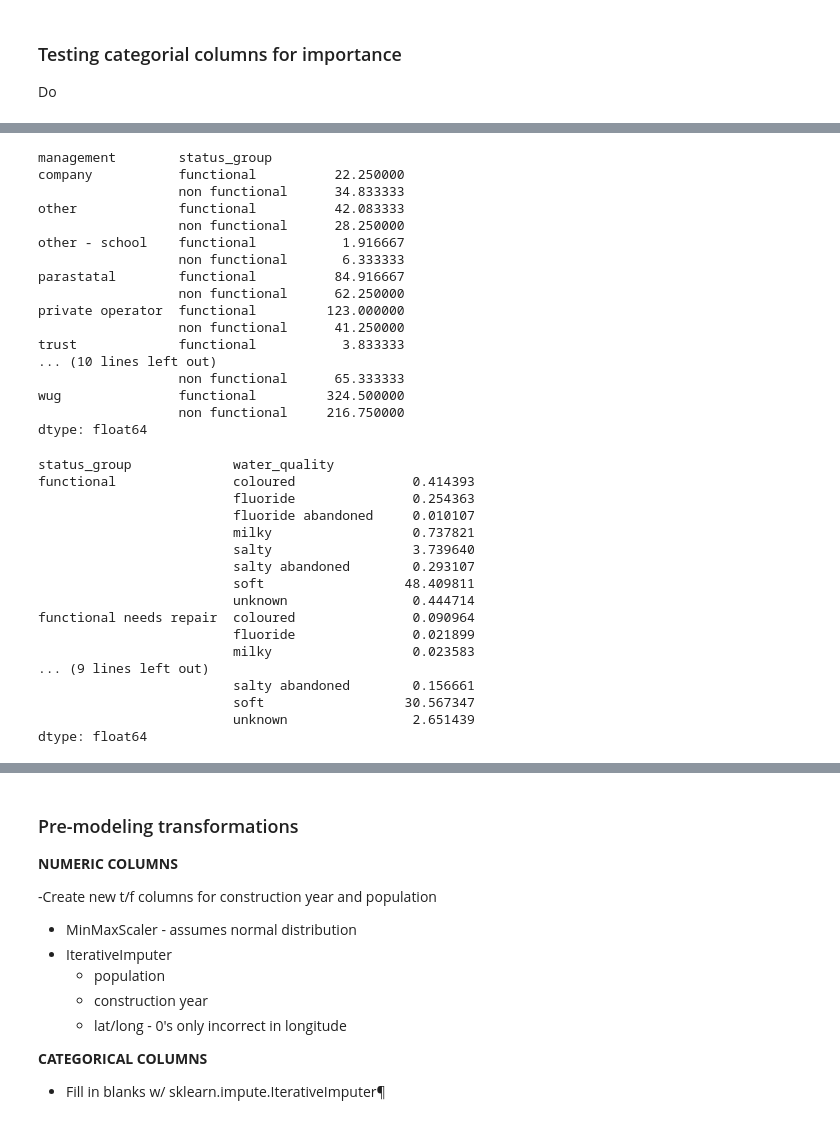
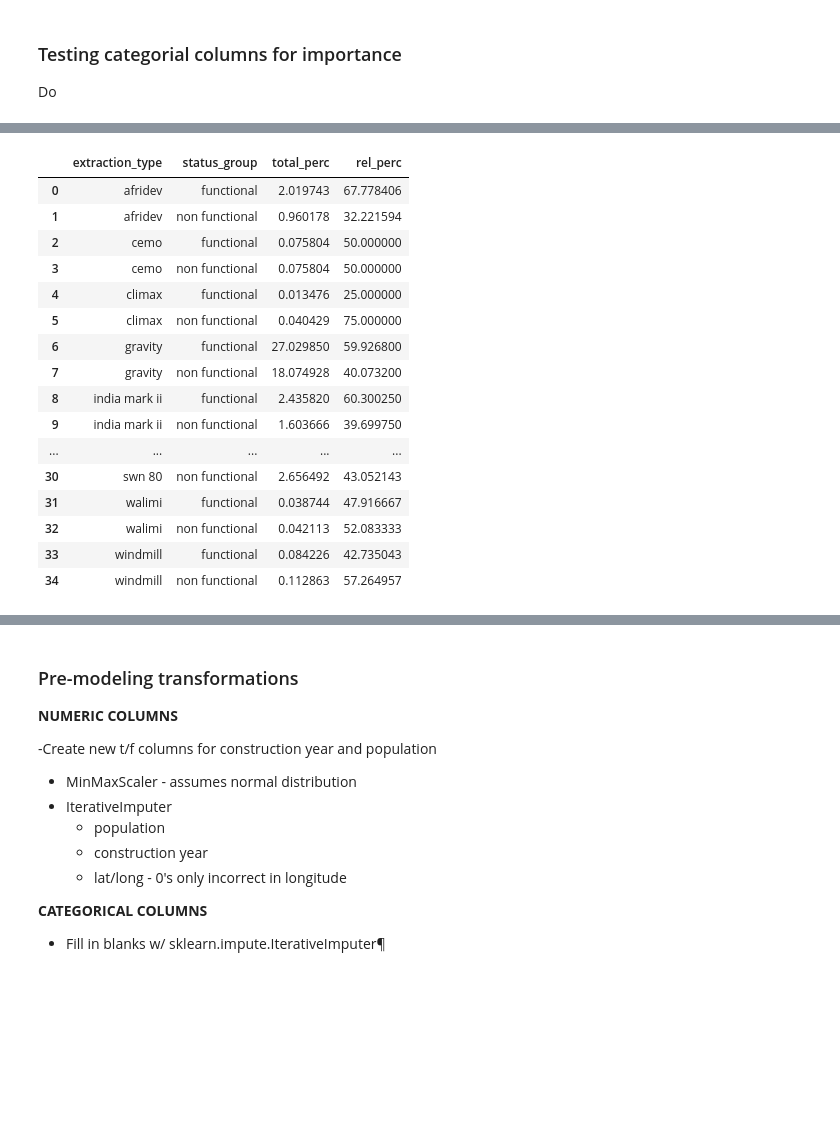
Before and after one commit to NicholasIndorf/TanzanianWaterWells, a Jupyter notebook: notebooks/Nick/Nick.ipynb, the cells around one changed output, grey strips where cells are left out. Saved outputs shown, nothing was run; the diff lists cells and outputs as text; code cells hidden in the pictures; blank space fills up the shorter version.

Commit message:
data prep + initial pipeline

```diff
--- a/notebooks/Nick/Nick.ipynb
+++ b/notebooks/Nick/Nick.ipynb
@@ -328,8 +339,9 @@ Do
 # %%
-def check_feat_importance(data,col):
+def important_feat(data,col):
     temp = data.groupby([col, 'status_group']).size()/len(data)*100
-    temp.reset_index('total_perc')
-    rel = temp[col]
+    temp = temp.reset_index(name='total_perc')
+    rel = temp.groupby(col)['total_perc'].transform(sum)
+    temp['rel_perc'] = temp['total_perc']/rel*100
 
-
-    temp.columns = [col, 'status_group', 'total_perc']
+    # make dictionary of categories with ratios later
+    return temp
@@ -363,40 +348,20 @@ temp.reset_index(name='total_perc')
-# %%
-df.groupby(['management','status_group']).size()
-# %% [output]
-management        status_group
-company           functional          22.250000
-                  non functional      34.833333
-other             functional          42.083333
-                  non functional      28.250000
-other - school    functional           1.916667
-                  non functional       6.333333
-parastatal        functional          84.916667
-                  non functional      62.250000
-private operator  functional         123.000000
-                  non functional      41.250000
-trust             functional           3.833333
-... (10 lines left out)
-                  non functional      65.333333
-wug               functional         324.500000
-                  non functional     216.750000
-dtype: float64
-# %%
-df.groupby(['status_group','water_quality']).size()/len(data)*100
-# %% [output]
-status_group             water_quality
-functional               coloured               0.414393
-                         fluoride               0.254363
-                         fluoride abandoned     0.010107
-                         milky                  0.737821
-                         salty                  3.739640
-                         salty abandoned        0.293107
-                         soft                  48.409811
-                         unknown                0.444714
-functional needs repair  coloured               0.090964
-                         fluoride               0.021899
-                         milky                  0.023583
-... (9 lines left out)
-                         salty abandoned        0.156661
-                         soft                  30.567347
-                         unknown                2.651439
-dtype: float64
+# %%
+important_feat(df, 'extraction_type')
+# %% [output]
+|  | extraction_type | status_group | total_perc | rel_perc |
+| 0 | afridev | functional | 2.019743 | 67.778406 |
+| 1 | afridev | non functional | 0.960178 | 32.221594 |
+| 2 | cemo | functional | 0.075804 | 50.000000 |
+| 3 | cemo | non functional | 0.075804 | 50.000000 |
+| 4 | climax | functional | 0.013476 | 25.000000 |
+| 5 | climax | non functional | 0.040429 | 75.000000 |
+| 6 | gravity | functional | 27.029850 | 59.926800 |
+| 7 | gravity | non functional | 18.074928 | 40.073200 |
+| 8 | india mark ii | functional | 2.435820 | 60.300250 |
+| 9 | india mark ii | non functional | 1.603666 | 39.699750 |
+| ... | ... | ... | ... | ... |
+| 30 | swn 80 | non functional | 2.656492 | 43.052143 |
+| 31 | walimi | functional | 0.038744 | 47.916667 |
+| 32 | walimi | non functional | 0.042113 | 52.083333 |
+| 33 | windmill | functional | 0.084226 | 42.735043 |
+| 34 | windmill | non functional | 0.112863 | 57.264957 |
```
Also changed, not shown: parts of 46 cells of this notebook, 1 other file.
